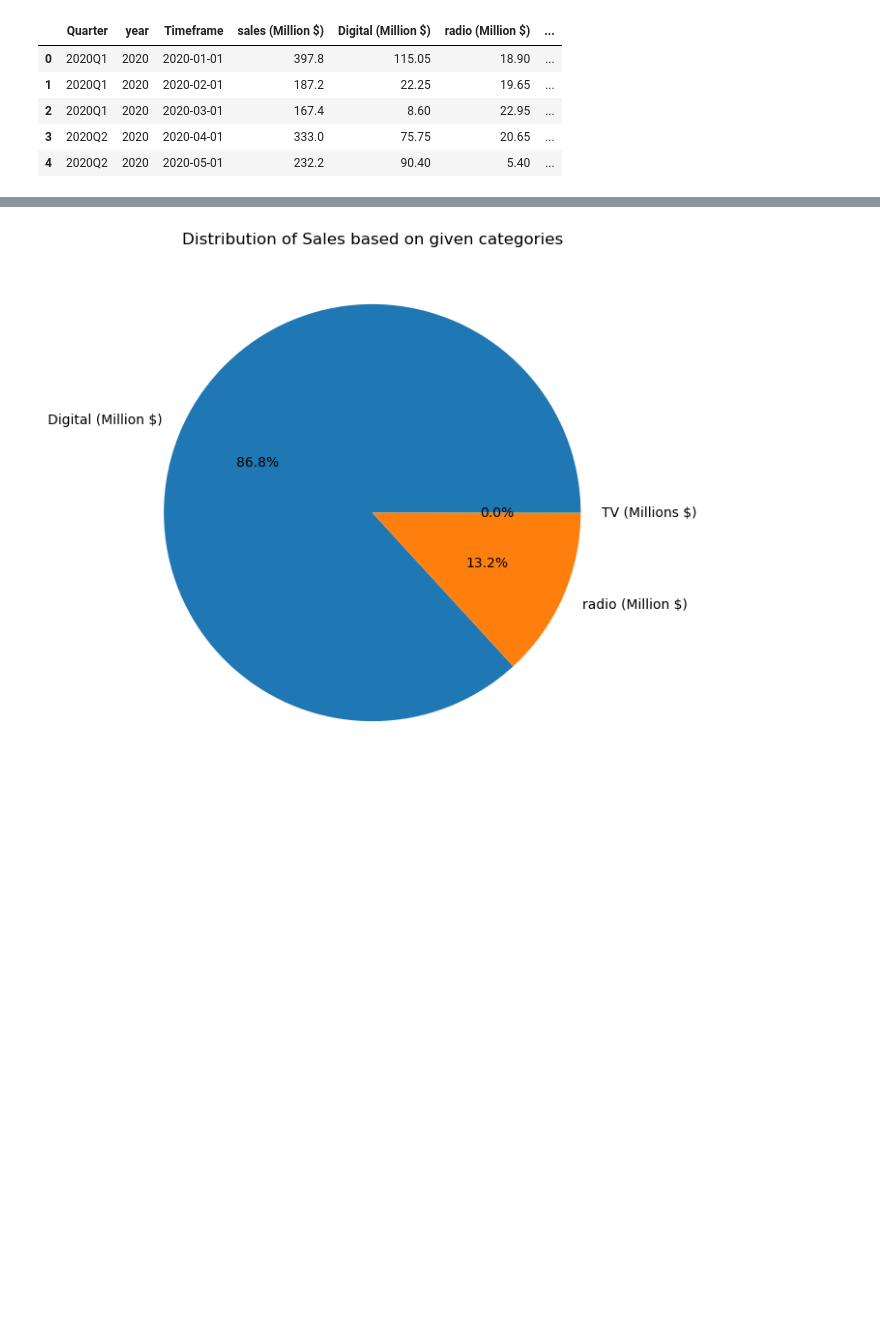
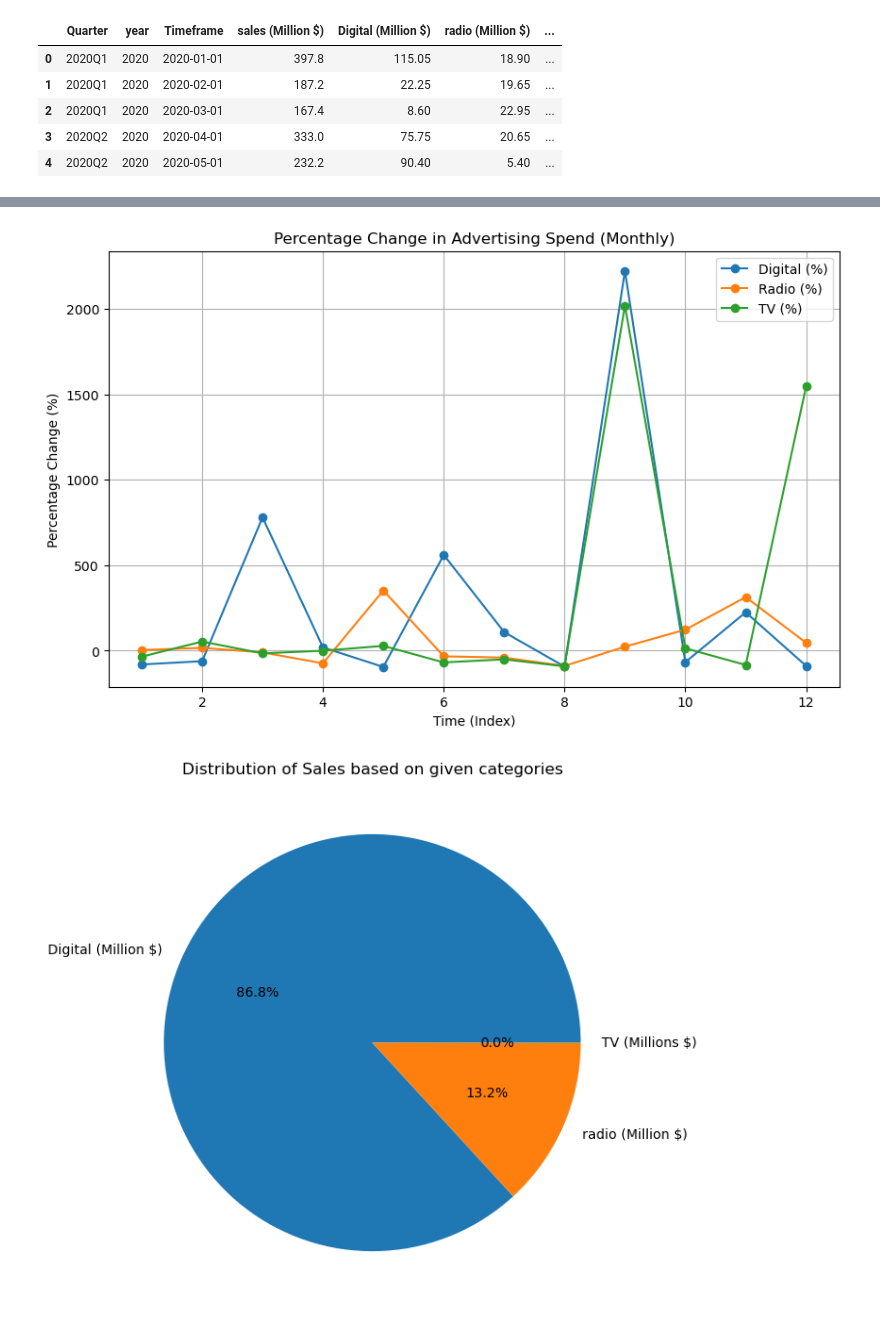
Before and after one commit to Utsavth13/case, a Jupyter notebook: 1.ipynb, the cells around one changed output, grey strips where cells are left out. Drawn from its saved outputs; the diff is of its cells as text; code cells hidden in the pictures; blank space fills up the shorter version.

```diff
--- a/1.ipynb
+++ b/1.ipynb
@@ -47,3 +47,15 @@ newdf.head(5)
 | 2 | 2020Q1 | 2020 | 2020-03-01 | 167.4 | 8.60 | 22.95 | ... |
 | 3 | 2020Q2 | 2020 | 2020-04-01 | 333.0 | 75.75 | 20.65 | ... |
 | 4 | 2020Q2 | 2020 | 2020-05-01 | 232.2 | 90.40 | 5.40 | ... |
+# %%
+b = newdf[['Timeframe', 'Digital (Million $)', 'radio (Million $)', 'TV (Millions $)']]
+b['digital_diff'] = b['Digital (Million $)'].diff()
+b['radio_diff'] = b['radio (Million $)'].diff()
+b['TV_diff'] = b['TV (Millions $)'].diff()
+b.head()
+b['digital_diff'] = b['digital_diff'] / b['Digital (Million $)'].shift(1) * 100
+b['radio_diff'] = b['radio_diff'] / b['radio (Million $)'].shift(1) * 100
+b['TV_diff'] = b['TV_diff'] / b['TV (Millions $)'].shift(1) * 100
+b.head()
+z = b[1:13]
+z
@@ -50,3 +86,21 @@ newdf.head(5)
+# %%
+import matplotlib.pyplot as plt
+
+# Plotting the percentage changes
+plt.figure(figsize=(10, 6))
+plt.plot(z.index, z['digital_diff'], label='Digital (%)', marker='o')
+plt.plot(z.index, z['radio_diff'], label='Radio (%)', marker='o')
+plt.plot(z.index, z['TV_diff'], label='TV (%)', marker='o')
+
+# Customizing the plot
+plt.title('Percentage Change in Advertising Spend (Monthly)')
+plt.xlabel('Time (Index)')
+plt.ylabel('Percentage Change (%)')
+plt.legend()
+plt.grid(True)
+plt.show()
+# %% [output]
+[figure, added]
 # %%
 # %pip install matplotlib
 
```
Also changed, not shown: parts of 4 cells of this notebook.
